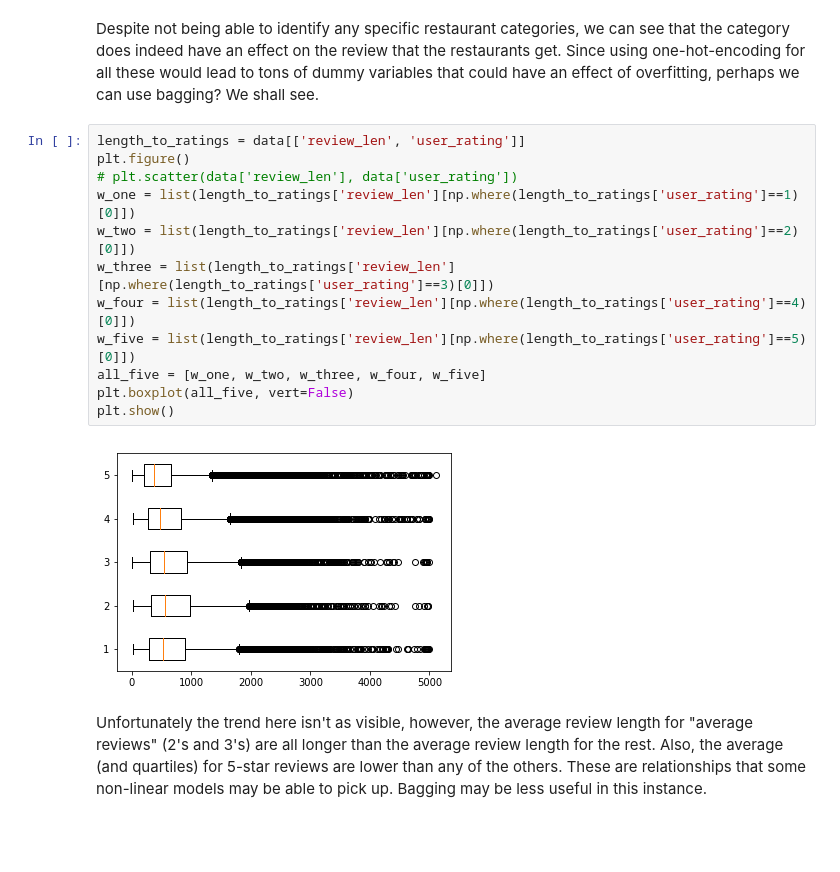
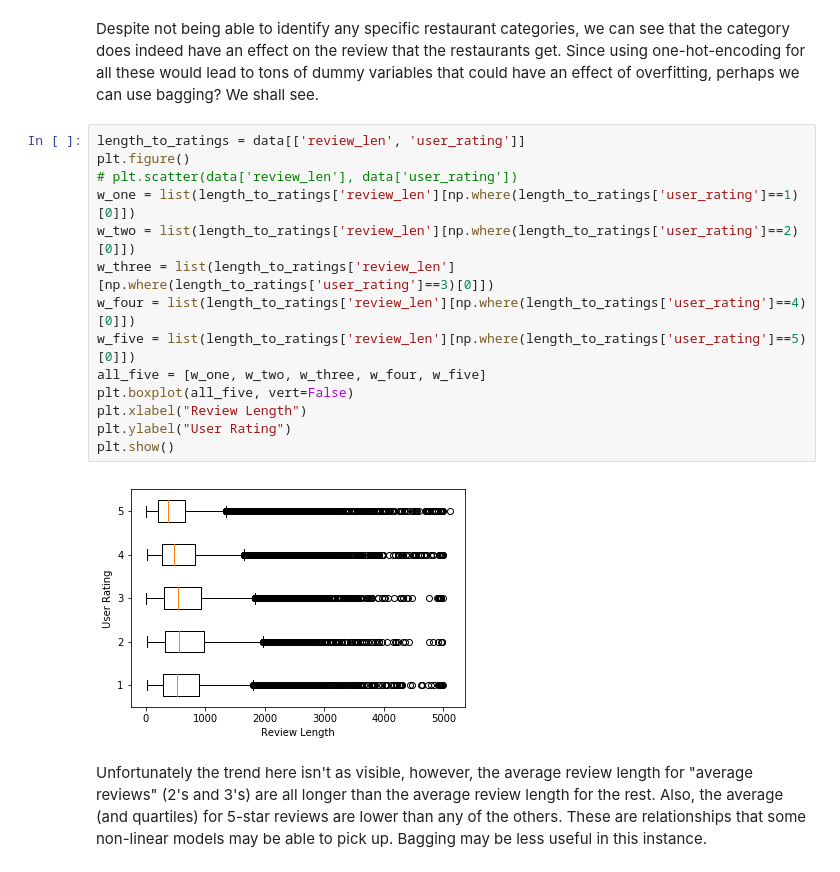
Before and after one commit to zacwentzell/BIA660D_Group_1_Project, a Jupyter notebook: prediction/features.ipynb, the cells around one changed output. Drawn from its saved outputs; the diff is of its cells as text; blank space fills up the shorter version.

Commit message:
Finished the features iPython Notebook
Complete with graphics and some brief annotations (primary comments are in features.py)

Signed-off-by: Alec Kulakowski <alecthekulak@gmail.com>

```diff
--- a/prediction/features.ipynb
+++ b/prediction/features.ipynb
@@ -43,16 +43,18 @@ Despite not being able to identify any specific restaurant categories, we can se
 # %%
 length_to_ratings = data[['review_len', 'user_rating']]
 plt.figure()
 # plt.scatter(data['review_len'], data['user_rating'])
 w_one = list(length_to_ratings['review_len'][np.where(length_to_ratings['user_rating']==1)[0]])
 w_two = list(length_to_ratings['review_len'][np.where(length_to_ratings['user_rating']==2)[0]])
 w_three = list(length_to_ratings['review_len'][np.where(length_to_ratings['user_rating']==3)[0]])
 w_four = list(length_to_ratings['review_len'][np.where(length_to_ratings['user_rating']==4)[0]])
 w_five = list(length_to_ratings['review_len'][np.where(length_to_ratings['user_rating']==5)[0]])
 all_five = [w_one, w_two, w_three, w_four, w_five]
 plt.boxplot(all_five, vert=False)
+plt.xlabel("Review Length")
+plt.ylabel("User Rating")
 plt.show()
 # %% [output]
-[figure, old version]
+[figure, new version]
 # %% [markdown]
 Unfortunately the trend here isn't as visible, however, the average review length for "average reviews" (2's and 3's) are all longer than the average review length for the rest. Also, the average (and quartiles) for 5-star reviews are lower than any of the others. These are relationships that some non-linear models may be able to pick up. Bagging may be less useful in this instance.
```
Also changed, not shown: parts of 6 cells of this notebook.
